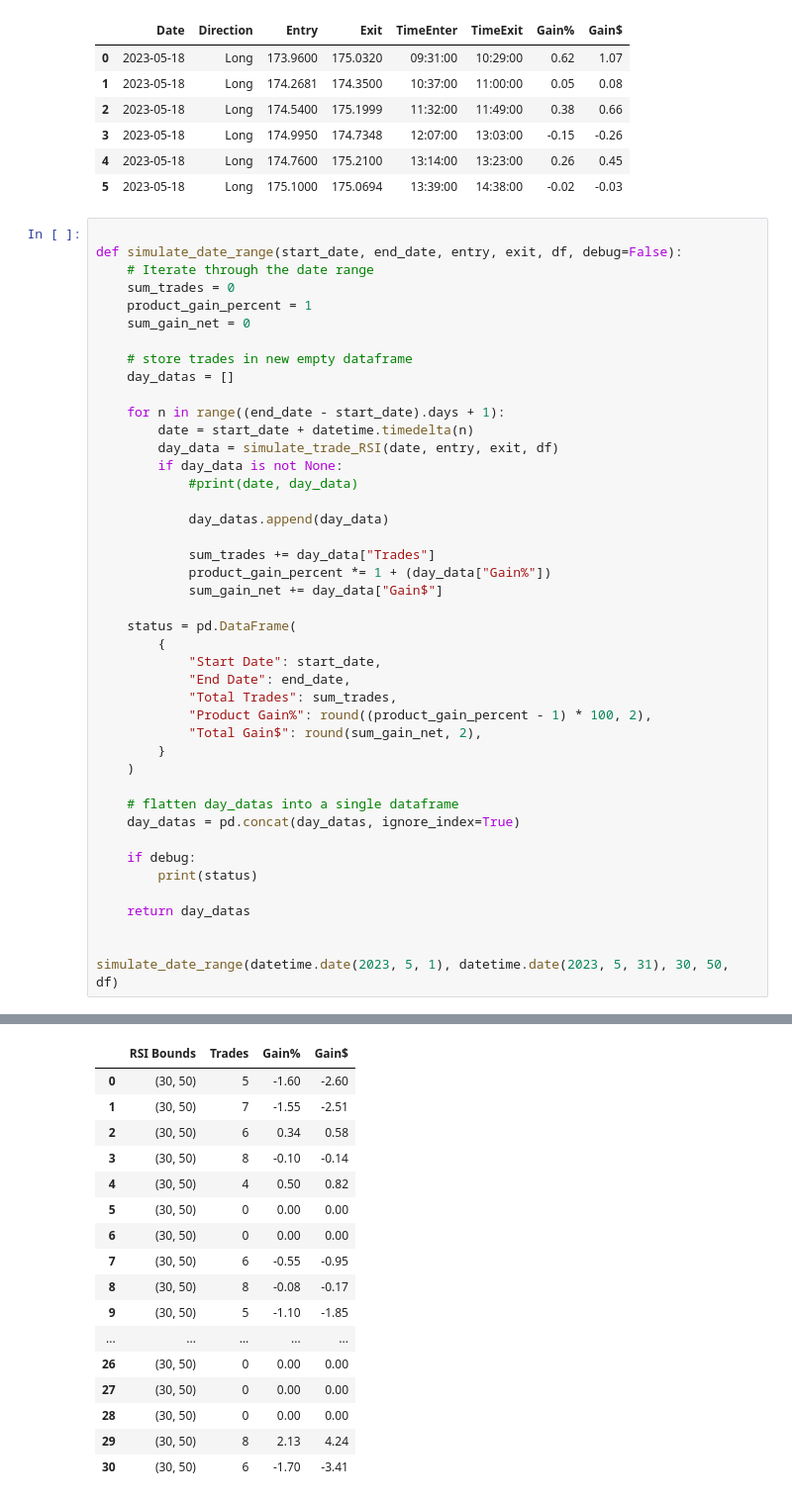
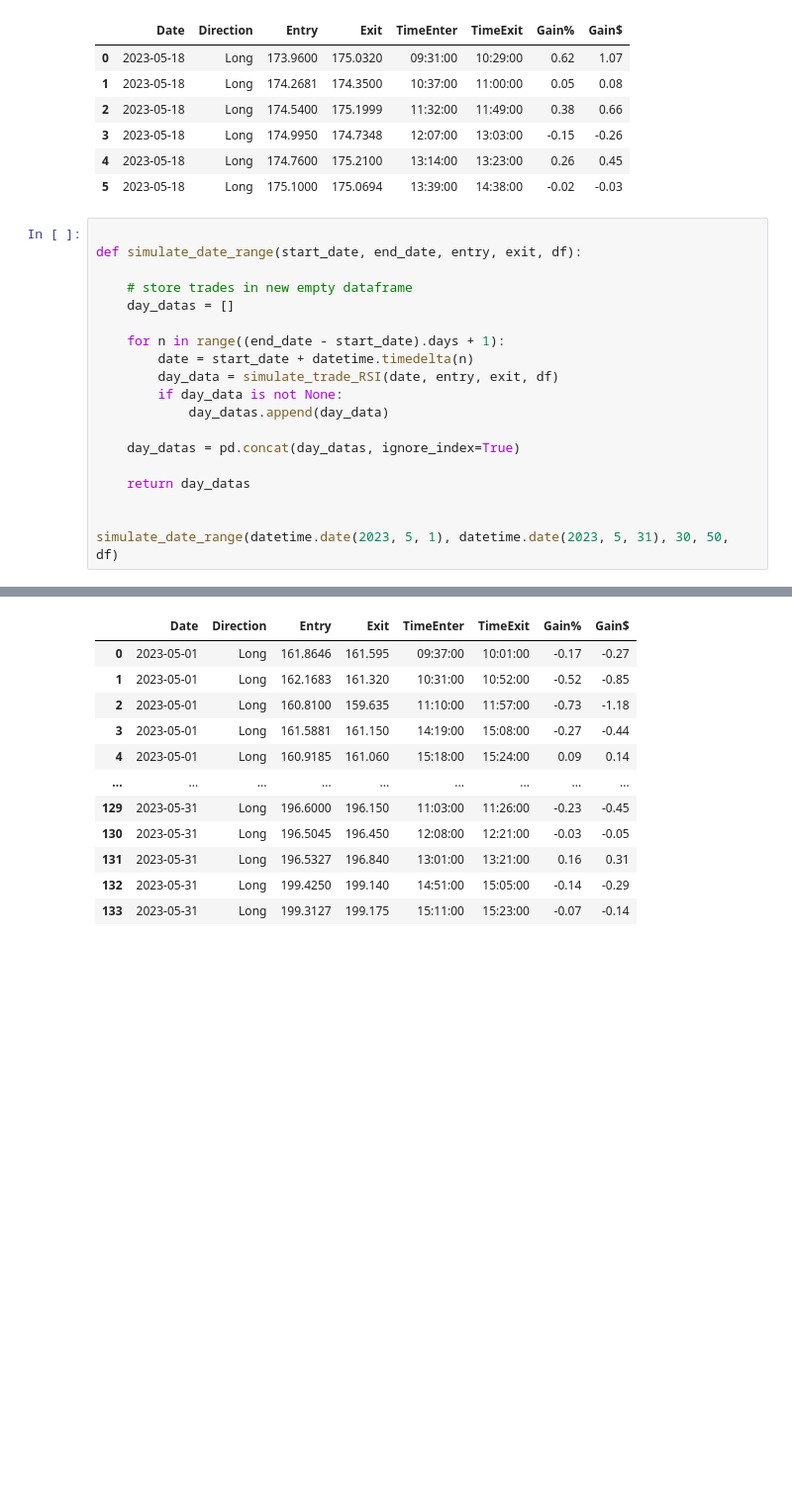
Before and after one commit to kh3dron/biz, a Jupyter notebook: experiments/rsi_testing.ipynb, the cells around one changed output, grey strips where cells are left out. Shown: that part at 99% size. Cells and saved outputs as stored; diff of their text form; blank space fills up the shorter version.

Commit message:
simplify multi-date test

```diff
--- a/experiments/rsi_testing.ipynb
+++ b/experiments/rsi_testing.ipynb
@@ -232,11 +232,7 @@ simulate_trade_RSI(datetime.date(2023, 5, 18), 30, 70, df)
 | 5 | 2023-05-18 | Long | 175.1000 | 175.0694 | 13:39:00 | 14:38:00 | -0.02 | -0.03 |
 # %%
 
-def simulate_date_range(start_date, end_date, entry, exit, df, debug=False):
-    # Iterate through the date range
-    sum_trades = 0
-    product_gain_percent = 1
-    sum_gain_net = 0
+def simulate_date_range(start_date, end_date, entry, exit, df):
 
     # store trades in new empty dataframe
     day_datas = []
@@ -245,29 +241,9 @@ def simulate_date_range(start_date, end_date, entry, exit, df, debug=False):
         date = start_date + datetime.timedelta(n)
         day_data = simulate_trade_RSI(date, entry, exit, df)
         if day_data is not None:
-            #print(date, day_data)
-
             day_datas.append(day_data)
 
-            sum_trades += day_data["Trades"]
-            product_gain_percent *= 1 + (day_data["Gain%"])
-            sum_gain_net += day_data["Gain$"]
-
-    status = pd.DataFrame(
-        {
-            "Start Date": start_date,
-            "End Date": end_date,
-            "Total Trades": sum_trades,
-            "Product Gain%": round((product_gain_percent - 1) * 100, 2),
-            "Total Gain$": round(sum_gain_net, 2),
-        }
-    )
-
-    # flatten day_datas into a single dataframe
     day_datas = pd.concat(day_datas, ignore_index=True)
-
-    if debug:
-        print(status)
 
     return day_datas
 
@@ -277,17 +254,12 @@ simulate_date_range(datetime.date(2023, 5, 1), datetime.date(2023, 5, 31), 30, 5
-|  | RSI Bounds | Trades | Gain% | Gain$ |
-| 0 | (30, 50) | 5 | -1.60 | -2.60 |
-| 1 | (30, 50) | 7 | -1.55 | -2.51 |
-| 2 | (30, 50) | 6 | 0.34 | 0.58 |
-| 3 | (30, 50) | 8 | -0.10 | -0.14 |
-| 4 | (30, 50) | 4 | 0.50 | 0.82 |
-| 5 | (30, 50) | 0 | 0.00 | 0.00 |
-| 6 | (30, 50) | 0 | 0.00 | 0.00 |
-| 7 | (30, 50) | 6 | -0.55 | -0.95 |
-| 8 | (30, 50) | 8 | -0.08 | -0.17 |
-| 9 | (30, 50) | 5 | -1.10 | -1.85 |
-| ... | ... | ... | ... | ... |
-| 26 | (30, 50) | 0 | 0.00 | 0.00 |
-| 27 | (30, 50) | 0 | 0.00 | 0.00 |
-| 28 | (30, 50) | 0 | 0.00 | 0.00 |
-| 29 | (30, 50) | 8 | 2.13 | 4.24 |
-| 30 | (30, 50) | 6 | -1.70 | -3.41 |
+|  | Date | Direction | Entry | Exit | TimeEnter | TimeExit | Gain% | Gain$ |
+| 0 | 2023-05-01 | Long | 161.8646 | 161.595 | 09:37:00 | 10:01:00 | -0.17 | -0.27 |
+| 1 | 2023-05-01 | Long | 162.1683 | 161.320 | 10:31:00 | 10:52:00 | -0.52 | -0.85 |
+| 2 | 2023-05-01 | Long | 160.8100 | 159.635 | 11:10:00 | 11:57:00 | -0.73 | -1.18 |
+| 3 | 2023-05-01 | Long | 161.5881 | 161.150 | 14:19:00 | 15:08:00 | -0.27 | -0.44 |
+| 4 | 2023-05-01 | Long | 160.9185 | 161.060 | 15:18:00 | 15:24:00 | 0.09 | 0.14 |
+| ... | ... | ... | ... | ... | ... | ... | ... | ... |
+| 129 | 2023-05-31 | Long | 196.6000 | 196.150 | 11:03:00 | 11:26:00 | -0.23 | -0.45 |
+| 130 | 2023-05-31 | Long | 196.5045 | 196.450 | 12:08:00 | 12:21:00 | -0.03 | -0.05 |
+| 131 | 2023-05-31 | Long | 196.5327 | 196.840 | 13:01:00 | 13:21:00 | 0.16 | 0.31 |
+| 132 | 2023-05-31 | Long | 199.4250 | 199.140 | 14:51:00 | 15:05:00 | -0.14 | -0.29 |
+| 133 | 2023-05-31 | Long | 199.3127 | 199.175 | 15:11:00 | 15:23:00 | -0.07 | -0.14 |
```
Also changed, not shown: parts of 1 cell of this notebook.
